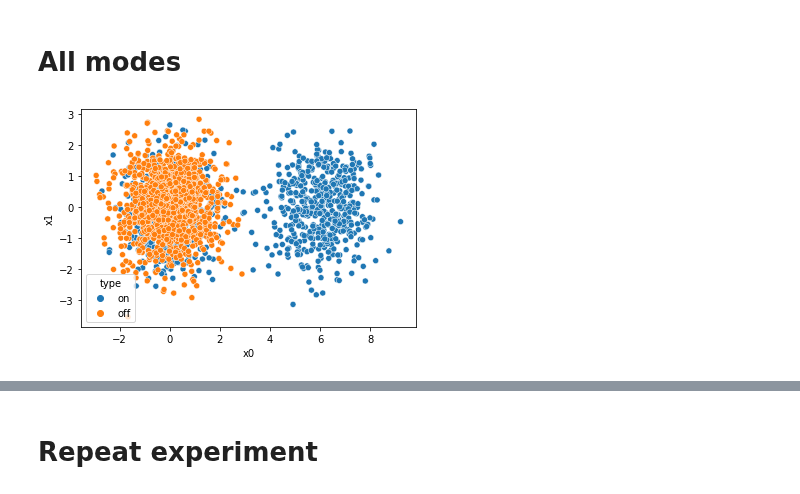
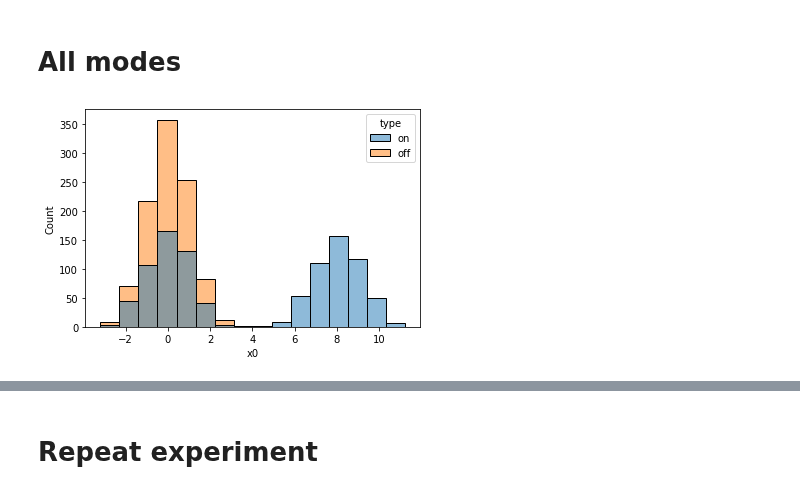
Before and after one commit to XingLLiu/u-stat-high-dim, a Jupyter notebook: noise_new.ipynb, the cells around one changed output, grey strips where cells are left out. Cells and saved outputs as stored; diff of their text form; code cells hidden in the pictures.

```diff
--- a/noise_new.ipynb
+++ b/noise_new.ipynb
@@ -106,11 +112,11 @@ def t_hess_auto(xx, loc):
 # %%
 tf.random.set_seed(1)
 # %%
-dim = 2
+dim = 1
 
 ## mixure of gaussians
 k = 1
-delta = 6.
+delta = 8.
 ratio_sample = 1.
 ratio_target = 0.5
 
@@ -209,10 +215,12 @@ samples_off_df["type"] = "off"
 
 samples_df = pd.concat([samples_on_df, samples_off_df], ignore_index=True)
 # %%
-_ = sns.scatterplot(data=samples_df, x="x0", y="x1", hue="type")
-# _ = plt.axis(xmax=10., xmin=-10., ymax=10., ymin=-10.)
+# _ = sns.scatterplot(data=samples_df, x="x0", y="x1", hue="type")
+# # _ = plt.axis(xmax=10., xmin=-10., ymax=10., ymin=-10.)
+
+_ = sns.histplot(data=samples_df, x="x0", hue="type")
 # %% [output]
-[figure, old version]
+[figure, new version]
 # %%
 ntrain = n // 2
 threshold = 1.
```
Also changed, not shown: parts of 13 cells of this notebook, 7 other files.
